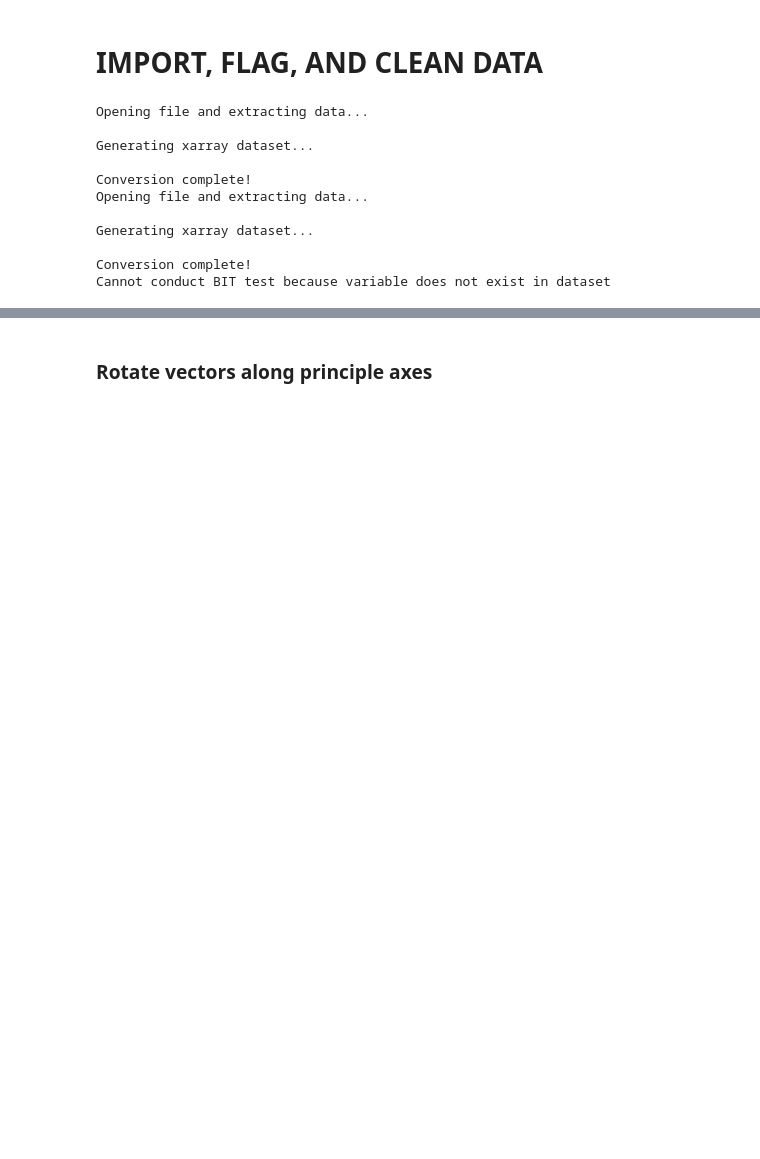
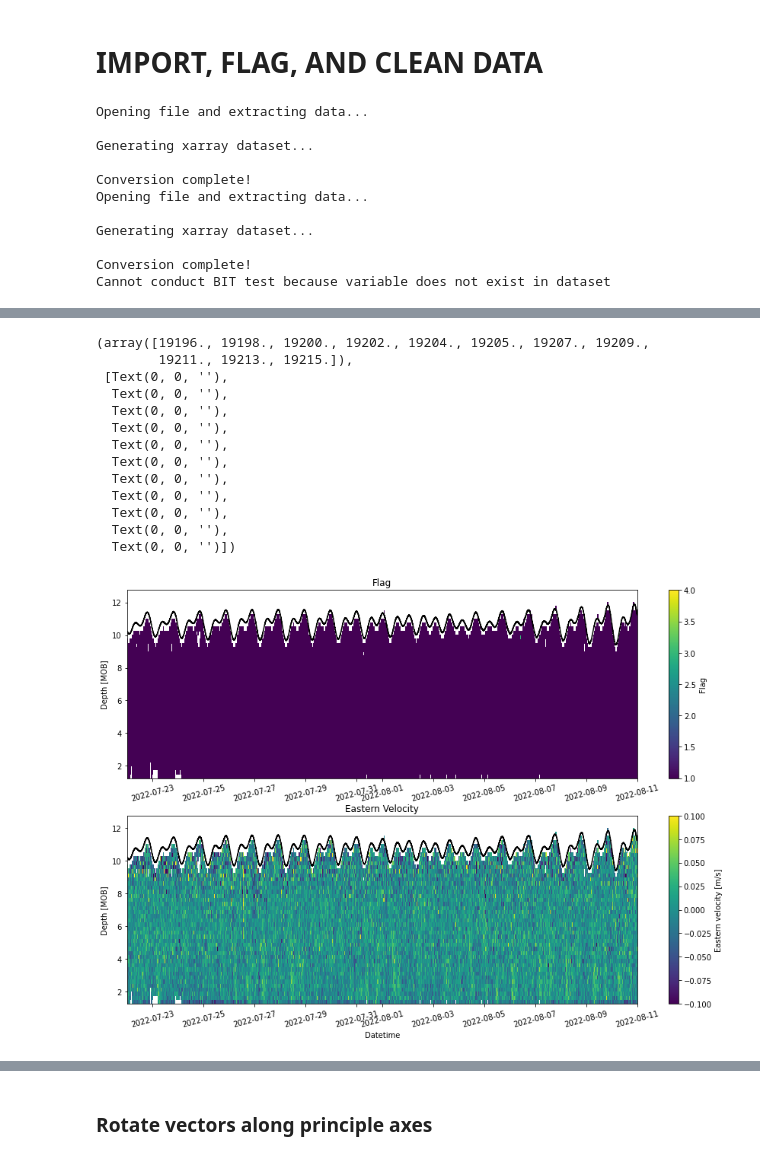
Before and after one commit to lagrady/Kelp-Forest-Hydrodynamics, a Jupyter notebook: notebooks/ADCP_data.ipynb, the cells around one changed output, grey strips where cells are left out. Drawn from its saved outputs; the diff is of its cells as text; code cells hidden in the pictures; blank space fills up the shorter version.

```diff
--- a/notebooks/ADCP_data.ipynb
+++ b/notebooks/ADCP_data.ipynb
@@ -71,18 +71,18 @@ Conversion complete!
 Cannot conduct BIT test because variable does not exist in dataset
 # %%
 #Import raw datafiles
-adcp1_raw = xr.open_dataset('ADCP/adcp1_raw2.nc')
-adcp2_raw = xr.open_dataset('ADCP/adcp2_raw2.nc')
+adcp1_raw = xr.open_dataset('ADCP/adcp1_raw.nc')
+adcp2_raw = xr.open_dataset('ADCP/adcp2_raw.nc')
 # %%
 #Cut all profiles with mean flag values of 4, which are complete profile failures
-adcp1_qc = adcp1_raw.where(adcp1_raw.Flag.mean(dim = "BinDist") != 4).dropna(dim = 'time', how = 'all')
-adcp2_qc = adcp2_raw.where(adcp2_raw.Flag.mean(dim = "BinDist") != 4).dropna(dim = 'time', how = 'all')
+adcp1_qc = adcp1_raw.where(adcp1_raw.Flag.mean(dim = "BinDist") != 4)#.dropna(dim = 'time', how = 'all')
+#adcp2_qc = adcp2_raw.where(adcp2_raw.Flag.mean(dim = "BinDist") != 4)#.dropna(dim = 'time', how = 'all')
 
 #NaN out all individual vector vales that flagged as 'fails'
-adcp1_qc['East'] = adcp1_qc.East.where(adcp1_qc.Flag !=4)
-adcp1_qc['North'] = adcp1_qc.North.where(adcp1_qc.Flag !=4)
-adcp1_qc['Vertical'] = adcp1_qc.Vertical.where(adcp1_qc.Flag !=4)
+adcp1_qc['East'] = adcp1_raw.East.where(adcp1_raw.Flag < 4)
+adcp1_qc['North'] = adcp1_raw.North.where(adcp1_raw.Flag < 4)
+adcp1_qc['Vertical'] = adcp1_raw.Vertical.where(adcp1_raw.Flag < 4)
 
-adcp2_qc['East'] = adcp2_qc.East.where(adcp2_qc.Flag !=4)
-adcp2_qc['North'] = adcp2_qc.North.where(adcp2_qc.Flag !=4)
-adcp2_qc['Vertical'] = adcp2_qc.Vertical.where(adcp2_qc.Flag !=4)
+#adcp2_raw['East'] = adcp2_qc.East.where(adcp2_qc.Flag <4)
+#adcp2_raw['North'] = adcp2_qc.North.where(adcp2_qc.Flag <4)
+#adcp2_raw['Vertical'] = adcp2_qc.Vertical.where(adcp2_qc.Flag <4)
@@ -136,3 +92,52 @@ adcp1_qc = adcp1_qc.sel(time = slice('2022-07-22T00:00:00.000000000','2022-08-11
 dropTimes = adcp1_qc.time.where(adcp1_qc.EA5.mean(dim = 'BinDist') > 139, drop=True).values
 adcp1_qc = adcp1_qc.drop(dropTimes, dim='time')
 #Deployment 2 appears to be okay, no extra trimming needed
+# %%
+#Monitor full vector profile colorplots to check that remaining data is good quality
+
+ds = adcp1_qc.copy(deep=True)
+#ds = ds.sel(time = slice('2022-08-01T11:30:00.000000000','2022-08-01T12:30:00.000000000'))
+depthOffset = ds.attrs['Instrument Height(m)']
+min1 = 1 # Limits for the colorbars used on the adcp colorplots
+max1 = 4
+norm1 = matplotlib.colors.Normalize(vmin=min1,vmax=max1)
+
+min2 = -.1
+max2 = .1
+norm2 = matplotlib.colors.Normalize(vmin=min2,vmax=max2)
+
+plt.figure(figsize = (15,10))
+
+plt.subplot(211)
+plt.title('Flag')
+plt.pcolormesh(ds.time, (ds.BinDist)+depthOffset, ds.Flag.where(ds.Flag.values < 4.).values,norm=norm1)
+plt.plot(ds.time, ds.Depth+depthOffset, '-k')
+plt.colorbar(label='Flag')
+#plt.ylim(1.25,12)
+plt.ylabel('Depth [MOB]')
+plt.xticks(rotation= 15)
+
+plt.subplot(212)
+plt.title('Eastern Velocity')
+plt.pcolormesh(ds.time, (ds.BinDist)+depthOffset, ds.East.where(ds.Flag <= 4.),norm=norm2)
+plt.plot(ds.time, ds.Depth+depthOffset, '-k')
+plt.colorbar(label='Eastern velocity [m/s]')
+#plt.ylim(1.25,12)
+plt.ylabel('Depth [MOB]')
+plt.xlabel('Datetime')
+plt.xticks(rotation= 15)
+# %% [output]
+(array([19196., 19198., 19200., 19202., 19204., 19205., 19207., 19209.,
+        19211., 19213., 19215.]),
+ [Text(0, 0, ''),
+  Text(0, 0, ''),
+  Text(0, 0, ''),
+  Text(0, 0, ''),
+  Text(0, 0, ''),
+  Text(0, 0, ''),
+  Text(0, 0, ''),
+  Text(0, 0, ''),
+  Text(0, 0, ''),
+  Text(0, 0, ''),
+  Text(0, 0, '')])
+[figure, added]
```
Also changed, not shown: parts of 4 cells of this notebook, 1 other file.
